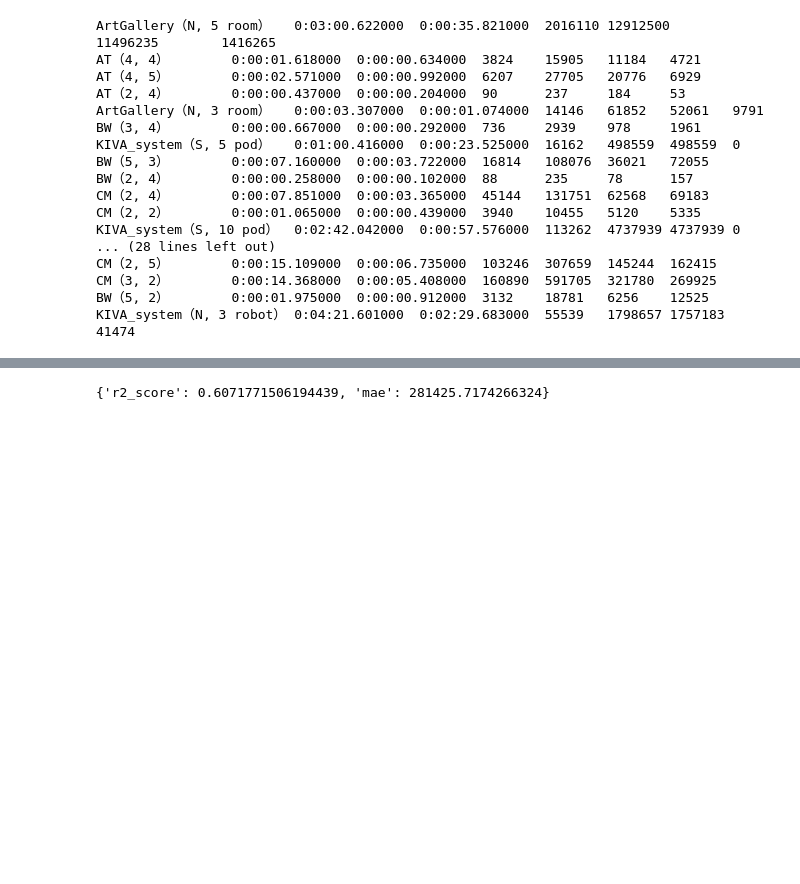
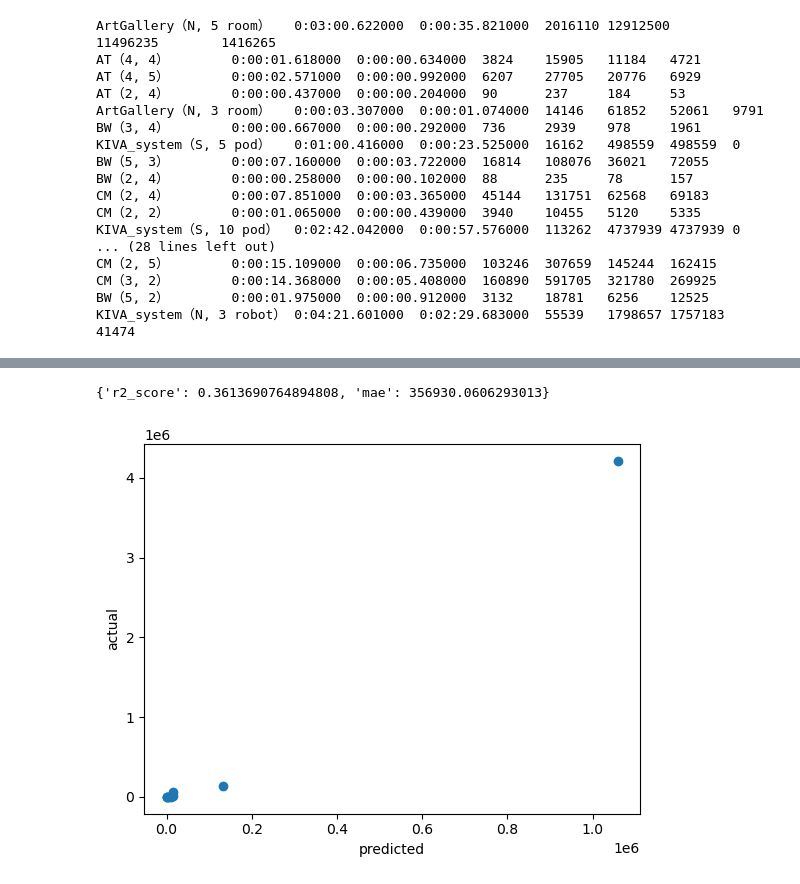
Before and after one commit to ITK13201/ml-dcs, a Jupyter notebook: ml-dcs/notebooks/mtsa_result.ipynb, the cells around one changed output, grey strips where cells are left out. Drawn from its saved outputs; the diff is of its cells as text; code cells hidden in the pictures; blank space fills up the shorter version.

```diff
--- a/ml-dcs/notebooks/mtsa_result.ipynb
+++ b/ml-dcs/notebooks/mtsa_result.ipynb
@@ -84,15 +88,17 @@ print(result.model_dump())
 # %%
 from ml_dcs.internal.ml.prediction_methods import GradientBoostingPrediction
 from ml_dcs.internal.mtsa.data_utils import MTSADataUtil
 from ml_dcs.domain.ml import MLCalculationTimePredictionInput1
 
 util = MTSADataUtil(input_dir_path="./tmp/2024-07-04/input")
 df = util.get_dataframe(ml_input_class=MLCalculationTimePredictionInput1)
 prediction = GradientBoostingPrediction(df)
-result = prediction.predict()
+result = prediction.evaluate()
 print(result.model_dump())
+prediction.plt_show()
 # %% [output]
-{'r2_score': 0.6071771506194439, 'mae': 281425.7174266324}
+{'r2_score': 0.3613690764894808, 'mae': 356930.0606293013}
+[figure, added]
 # %%
 from ml_dcs.internal.ml.prediction_methods import LinearRegressionPrediction
 from ml_dcs.internal.mtsa.data_utils import MTSADataUtil
```
Also changed, not shown: parts of 5 cells of this notebook, 1 other file.
